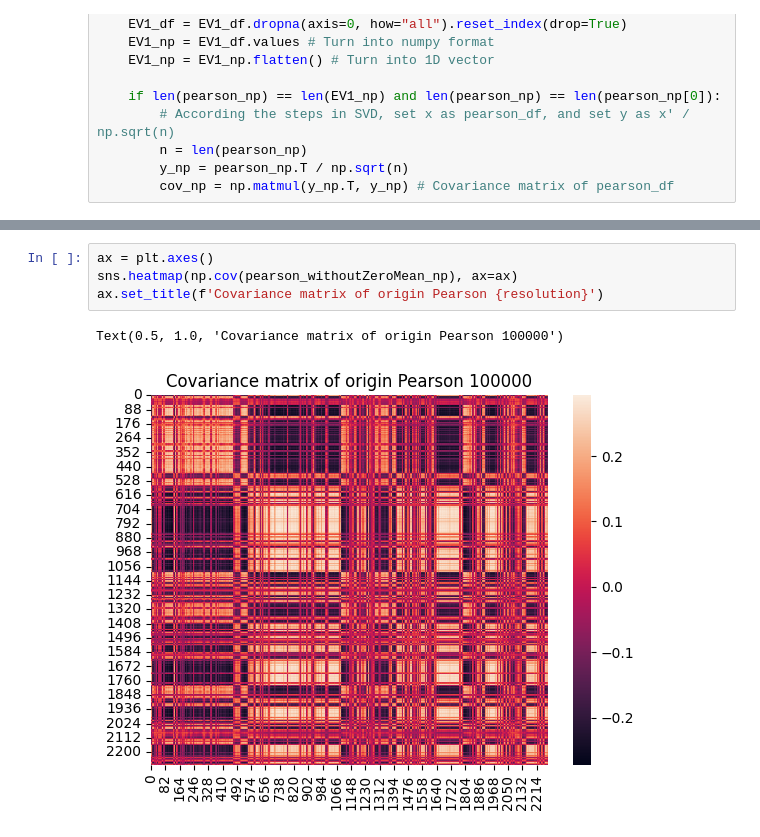
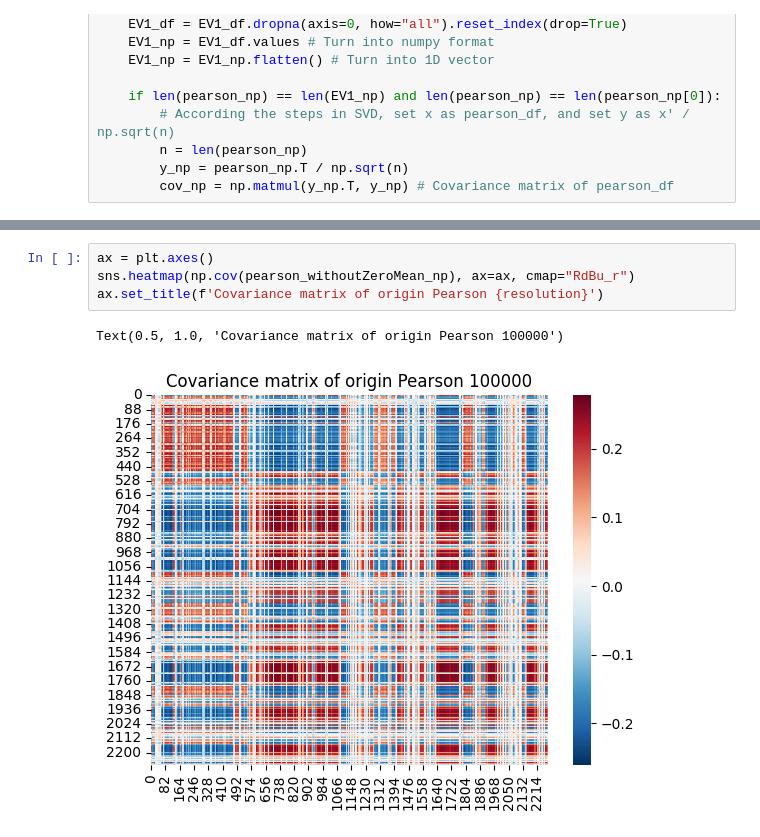
Before and after one commit to ZhiRongDev/HiCPEP, a Jupyter notebook: code_for_paper/notebooks/heatmaps.ipynb, the cells around one changed output, grey strips where cells are left out. Drawn from its saved outputs; the diff is of its cells as text.

```diff
--- a/code_for_paper/notebooks/heatmaps.ipynb
+++ b/code_for_paper/notebooks/heatmaps.ipynb
@@ -64,10 +64,10 @@ Text(0.5, 1.0, 'Zero means Pearson 100000')
 # %%
 ax = plt.axes()
-sns.heatmap(np.cov(pearson_withoutZeroMean_np), ax=ax)
+sns.heatmap(np.cov(pearson_withoutZeroMean_np), ax=ax, cmap="RdBu_r")
 ax.set_title(f'Covariance matrix of origin Pearson {resolution}')
 # %% [output]
 Text(0.5, 1.0, 'Covariance matrix of origin Pearson 100000')
-[figure, old version]
+[figure, new version]
 # %%
 # display(cov_np)
 ax = plt.axes()
```
Also changed, not shown: parts of 6 cells of this notebook, 13 other files.
